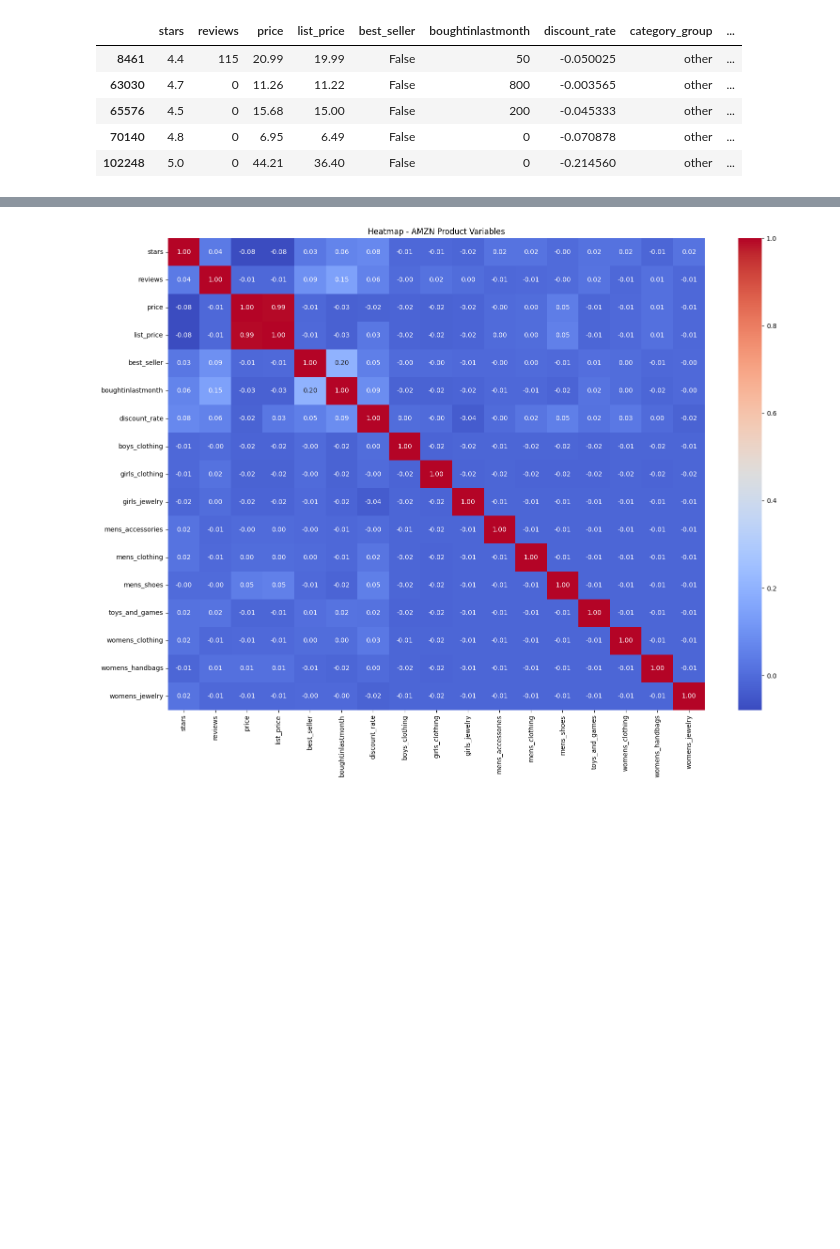
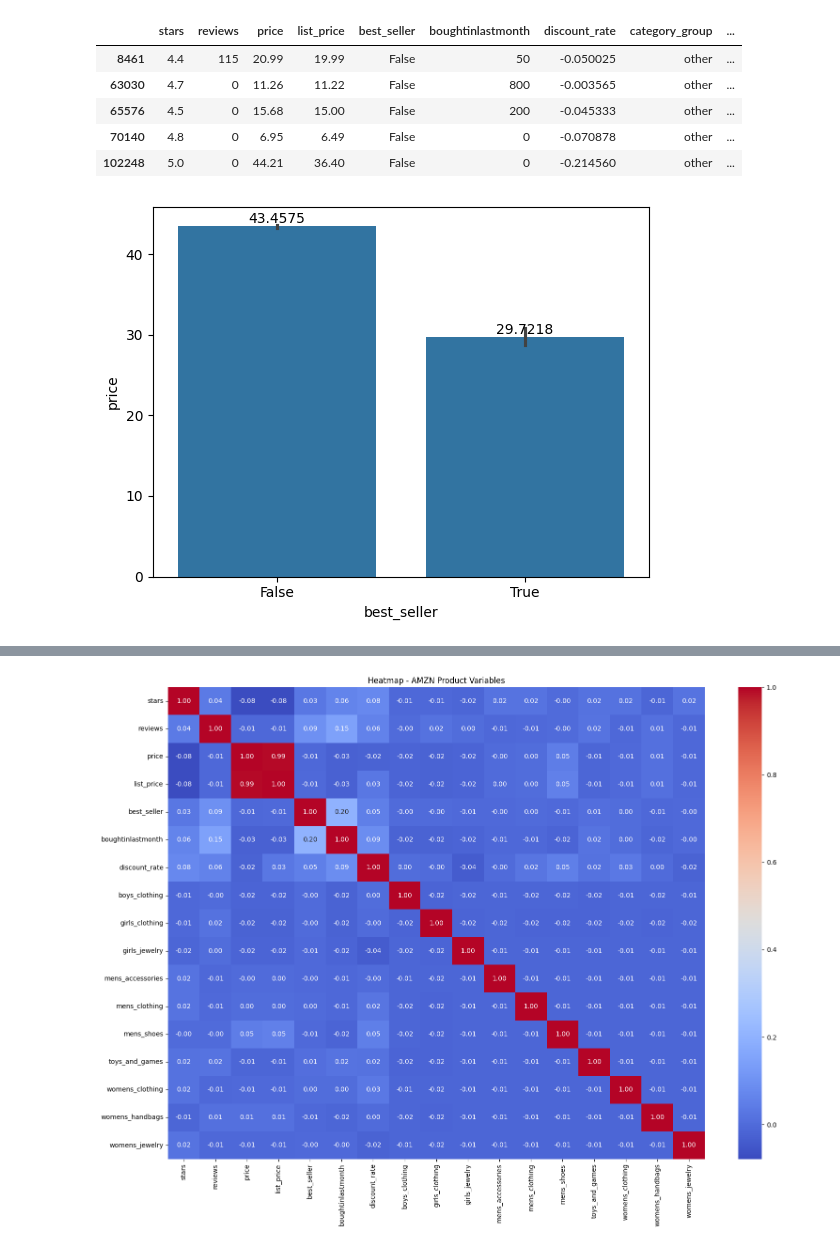
Before and after one commit to edmiller824/sf_tech, a Jupyter notebook: amzn_product_analysis.ipynb, the cells around one changed output, grey strips where cells are left out. Drawn from its saved outputs; the diff is of its cells as text; code cells hidden in the pictures; blank space fills up the shorter version.

```diff
--- a/amzn_product_analysis.ipynb
+++ b/amzn_product_analysis.ipynb
@@ -300,3 +326,13 @@ plt.show()
 | 65576 | 4.5 | 0 | 15.68 | 15.00 | False | 200 | -0.045333 | other | ... |
 | 70140 | 4.8 | 0 | 6.95 | 6.49 | False | 0 | -0.070878 | other | ... |
 | 102248 | 5.0 | 0 | 44.21 | 36.40 | False | 0 | -0.214560 | other | ... |
+# %%
+"""
+BAR GRAPH of best_seller vs price
+"""
+
+ax = sns.barplot(x="best_seller", y="price", data=amzn_df)
+ax.bar_label(ax.containers[0])  # adds labels automatically
+plt.show()
+# %% [output]
+[figure, added]
```
Also changed, not shown: parts of 12 cells of this notebook.
